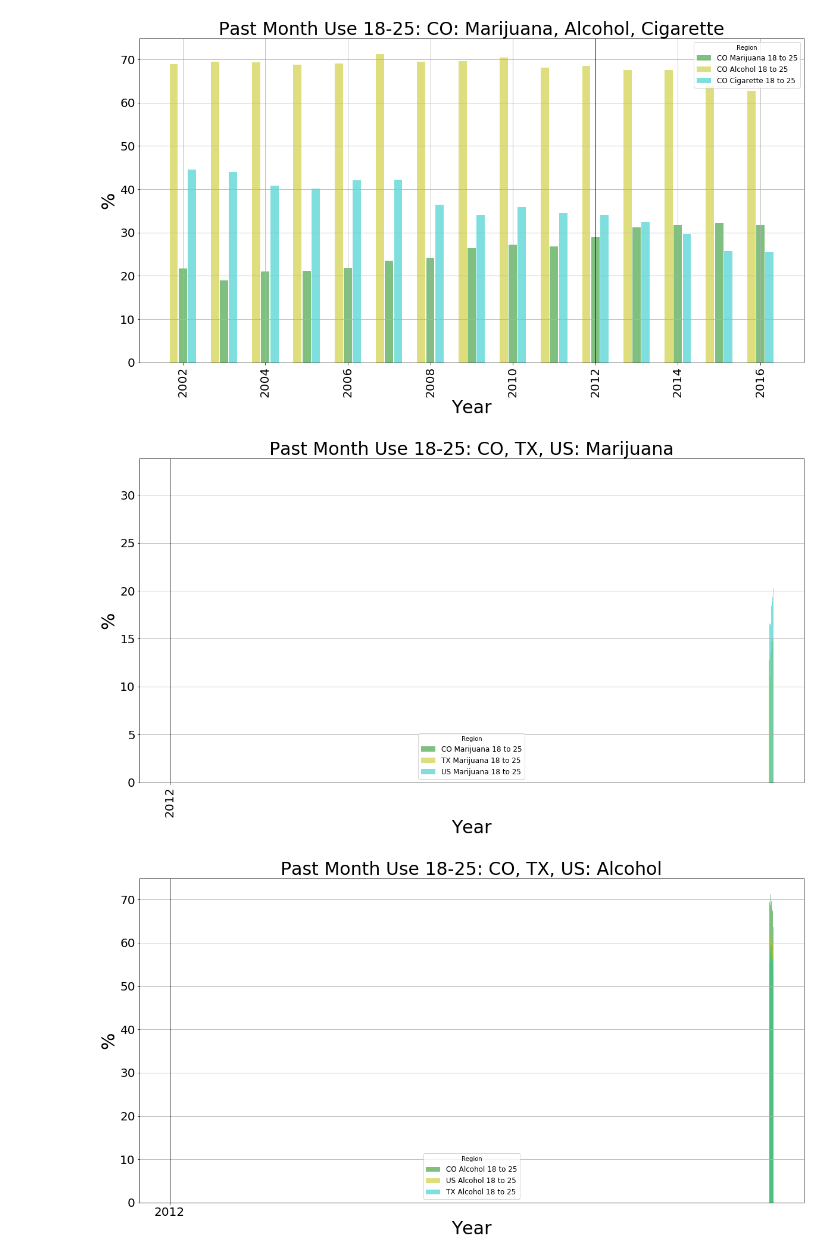
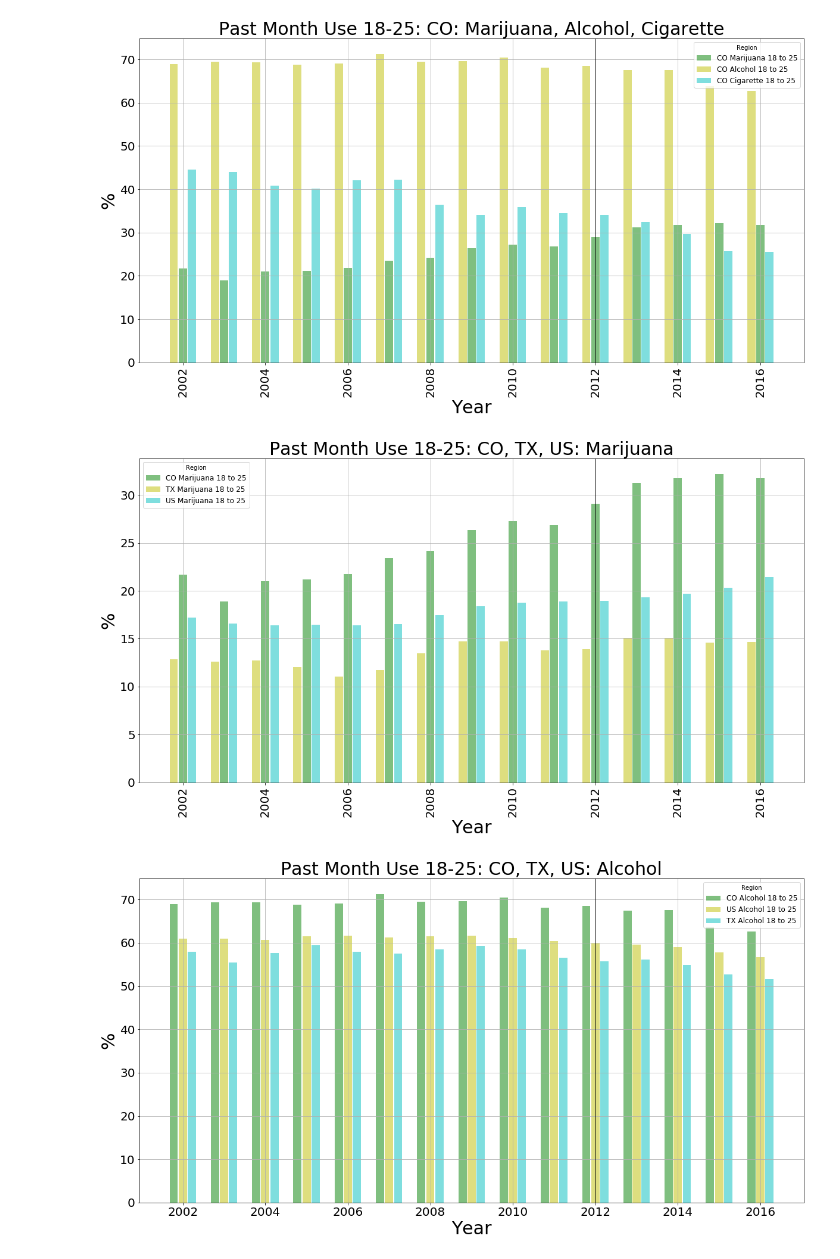
Before and after one commit to zdsteele/Project_1, a Jupyter notebook: ZachSpot_Copied_From_Fred/Final_plus_BAR_Copy_Zach.ipynb, the cells around one changed output. Cells and saved outputs as stored; diff of their text form; code cells hidden in the pictures.

Commit message:
I like graphs

```diff
--- a/ZachSpot_Copied_From_Fred/Final_plus_BAR_Copy_Zach.ipynb
+++ b/ZachSpot_Copied_From_Fred/Final_plus_BAR_Copy_Zach.ipynb
@@ -376,10 +376,10 @@ TX_Marijuana_PastMonth_18_25_df["year_pair"] = TX_Marijuana_PastMonth_18_25_df["
 US_Marijuana_PastMonth_18_25_df["year_pair"] = US_Marijuana_PastMonth_18_25_df["year_pair"].apply(lambda x: x.split('-')[0])
 
 #Line Plots
-bar_width = .5
+bar_width = .2
 plt.bar(CO_Marijuana_PastMonth_18_25_df["year_pair"].astype(int), CO_Marijuana_PastMonth_18_25_df["estimate"]*100, width=bar_width, alpha=0.5, label="CO Marijuana 18 to 25", color="g")
-plt.bar(TX_Marijuana_PastMonth_18_25_df["year_pair"].astype(int)-.5, TX_Marijuana_PastMonth_18_25_df["estimate"]*100, width=bar_width, alpha=0.5, label="TX Marijuana 18 to 25", color="y")
-plt.bar(US_Marijuana_PastMonth_18_25_df["year_pair"].astype(int)+.5, US_Marijuana_PastMonth_18_25_df["estimate"]*100, width=bar_width, alpha=0.5, label="US Marijuana 18 to 25", color="c")
+plt.bar(TX_Marijuana_PastMonth_18_25_df["year_pair"].astype(int)-.22, TX_Marijuana_PastMonth_18_25_df["estimate"]*100, width=bar_width, alpha=0.5, label="TX Marijuana 18 to 25", color="y")
+plt.bar(US_Marijuana_PastMonth_18_25_df["year_pair"].astype(int)+.22, US_Marijuana_PastMonth_18_25_df["estimate"]*100, width=bar_width, alpha=0.5, label="US Marijuana 18 to 25", color="c")
 
 
 # Add title, axis names, and legend
@@ -389,42 +389,42 @@ plt.ylabel('%', fontsize="30")
 plt.legend(title="Region", fontsize="large", loc="best")
 
 
-plt.axvline(x="2012", linewidth=1, color='k')
+plt.axvline(x=2012, linewidth=1, color='k')
 plt.grid()
 plt.xticks(rotation=90)
 #plt.savefig('../Final Graphs/Past Month Use 18-25 CO TX US Marijuana_BAR.png')
 plt.show()
 # %% [output]
-[figure, old version]
+[figure, new version]
 # %%
 #Set plot size
 plt.rcParams["figure.figsize"] = [20,10]
 
 #Lamdas
 
 CO_Alcohol_PastMonth_18_25_df["year_pair"] = CO_Alcohol_PastMonth_18_25_df["year_pair"].apply(lambda x: x.split('-')[0])
 US_Alcohol_PastMonth_18_25_df["year_pair"] = US_Alcohol_PastMonth_18_25_df["year_pair"].apply(lambda x: x.split('-')[0])
 TX_Alcohol_PastMonth_18_25_df["year_pair"] = TX_Alcohol_PastMonth_18_25_df["year_pair"].apply(lambda x: x.split('-')[0])
 
 #Line Plots
-bar_width = .5
-plt.bar(CO_Alcohol_PastMonth_18_25_df["year_pair"].astype(int), CO_Alcohol_PastMonth_18_25_df["estimate"]*100, width=bar_width, alpha=0.5, label="CO Alcohol 18 to 25", color="g")
+bar_width = .2
+plt.bar(CO_Alcohol_PastMonth_18_25_df["year_pair"].astype(int)-.22, CO_Alcohol_PastMonth_18_25_df["estimate"]*100, width=bar_width, alpha=0.5, label="CO Alcohol 18 to 25", color="g")
 plt.bar(US_Alcohol_PastMonth_18_25_df["year_pair"].astype(int), US_Alcohol_PastMonth_18_25_df["estimate"]*100, width=bar_width, alpha=0.5, label="US Alcohol 18 to 25", color="y")
-plt.bar(TX_Alcohol_PastMonth_18_25_df["year_pair"].astype(int), TX_Alcohol_PastMonth_18_25_df["estimate"]*100, width=bar_width, alpha=0.5, label="TX Alcohol 18 to 25", color="c")
+plt.bar(TX_Alcohol_PastMonth_18_25_df["year_pair"].astype(int)+.22, TX_Alcohol_PastMonth_18_25_df["estimate"]*100, width=bar_width, alpha=0.5, label="TX Alcohol 18 to 25", color="c")
 
 
 # Add title, axis names, and legend
 plt.title('Past Month Use 18-25: CO, TX, US: Alcohol', fontsize="30")
 plt.xlabel('Year', fontsize="30")
 plt.ylabel('%', fontsize="30")
 plt.legend(title="Region", fontsize="large", loc="best")
 
-plt.axvline(x="2012", linewidth=1, color='k')
+plt.axvline(x=2012, linewidth=1, color='k')
 plt.grid()
 #plt.savefig('../Final Graphs/Past Month Use 18-25 CO TX US Alcohol_BAR.png')
 plt.show()
 # %% [output]
-[figure, old version]
+[figure, new version]
 # %%
 # Lamdas
 CO_Cigarette_PastMonth_18_25_df["year_pair"] = CO_Cigarette_PastMonth_18_25_df["year_pair"].apply(lambda x: x.split('-')[0])
```
Also changed, not shown: parts of 1 cell of this notebook.
